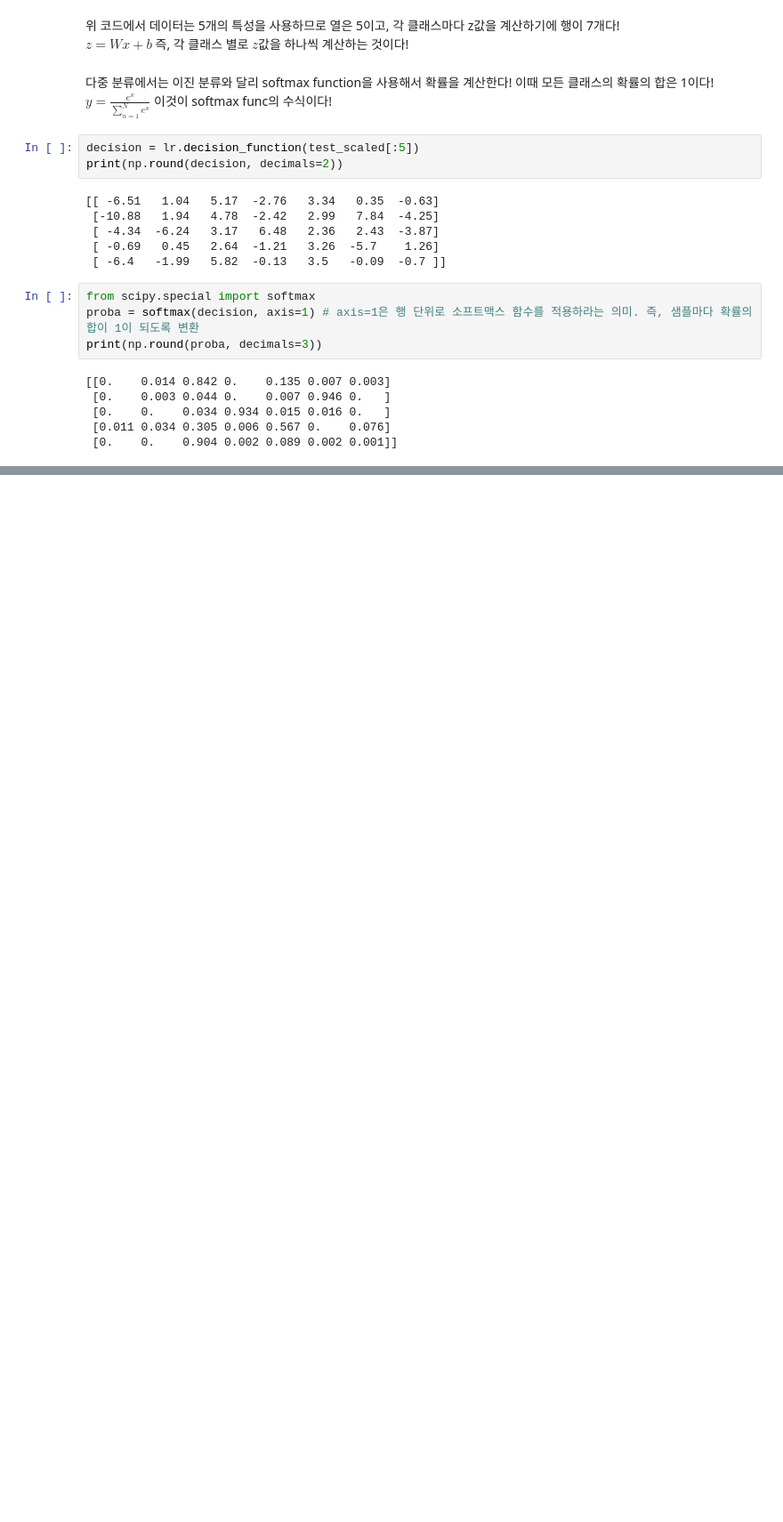
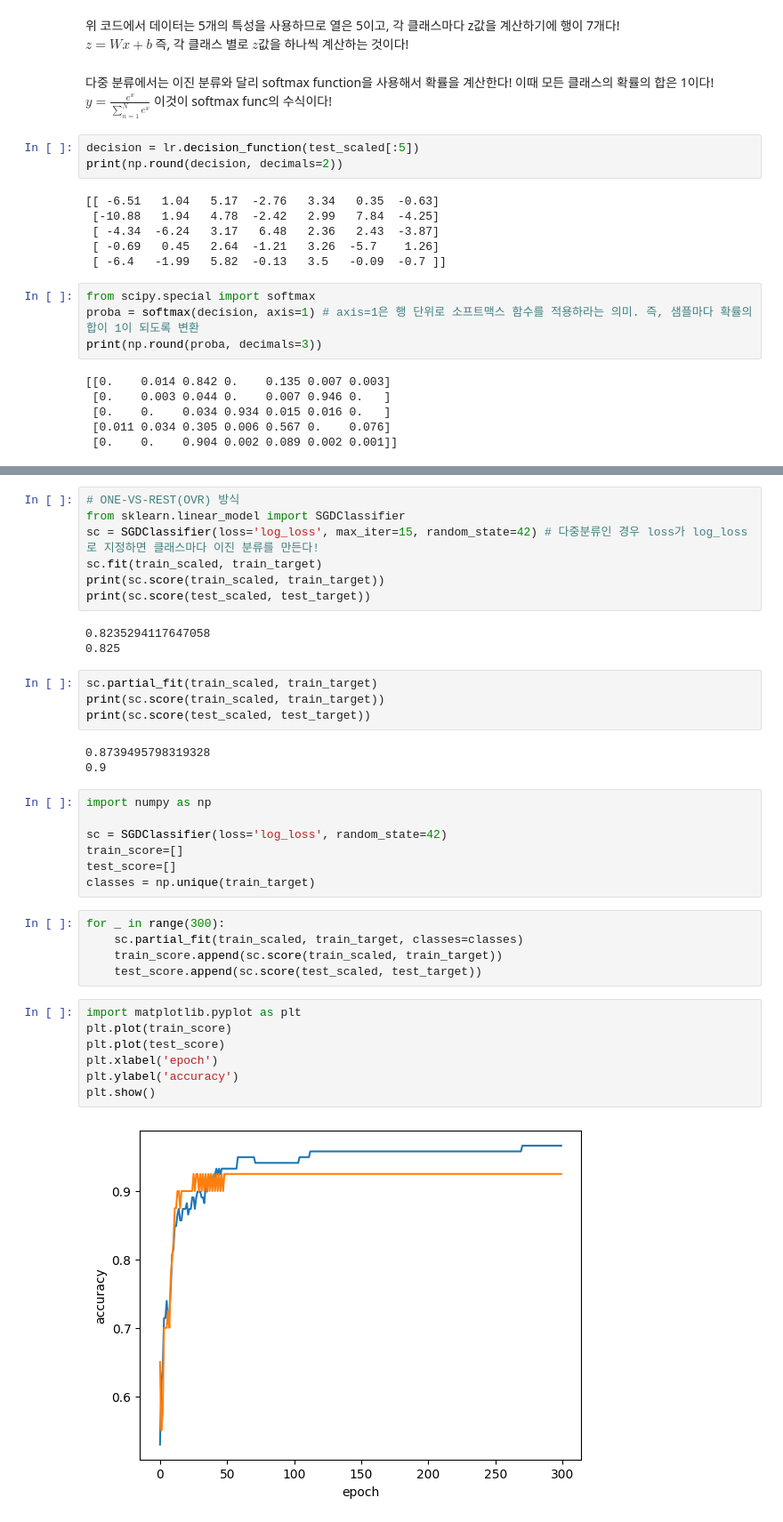
Before and after one commit to DelosIndustry/HongongML-DL_stduy, a Jupyter notebook: hongongDLch1to4.ipynb, the cells around one changed output, grey strips where cells are left out. Shown at 89% size. Saved outputs shown, nothing was run; the diff lists cells and outputs as text; blank space fills up the shorter version.

```diff
--- a/hongongDL.ipynb
+++ b/hongongDLch1to4.ipynb
@@ -1023,0 +1036,38 @@ numpy.ndarray
+# %%
+# ONE-VS-REST(OVR) 방식
+from sklearn.linear_model import SGDClassifier
+sc = SGDClassifier(loss='log_loss', max_iter=15, random_state=42) # 다중분류인 경우 loss가 log_loss로 지정하면 클래스마다 이진 분류를 만든다!
+sc.fit(train_scaled, train_target)
+print(sc.score(train_scaled, train_target))
+print(sc.score(test_scaled, test_target))
+# %% [output]
+0.8235294117647058
+0.825
+# %%
+sc.partial_fit(train_scaled, train_target)
+print(sc.score(train_scaled, train_target))
+print(sc.score(test_scaled, test_target))
+# %% [output]
+0.8739495798319328
+0.9
+# %%
+import numpy as np
+
+sc = SGDClassifier(loss='log_loss', random_state=42)
+train_score=[]
+test_score=[]
+classes = np.unique(train_target)
+# %%
+for _ in range(300):
+    sc.partial_fit(train_scaled, train_target, classes=classes)
+    train_score.append(sc.score(train_scaled, train_target))
+    test_score.append(sc.score(test_scaled, test_target))
+# %%
+import matplotlib.pyplot as plt
+plt.plot(train_score)
+plt.plot(test_score)
+plt.xlabel('epoch')
+plt.ylabel('accuracy')
+plt.show()
+# %% [output]
+[figure, added]
```
Also changed, not shown: parts of 9 cells of this notebook, 1 other file.
